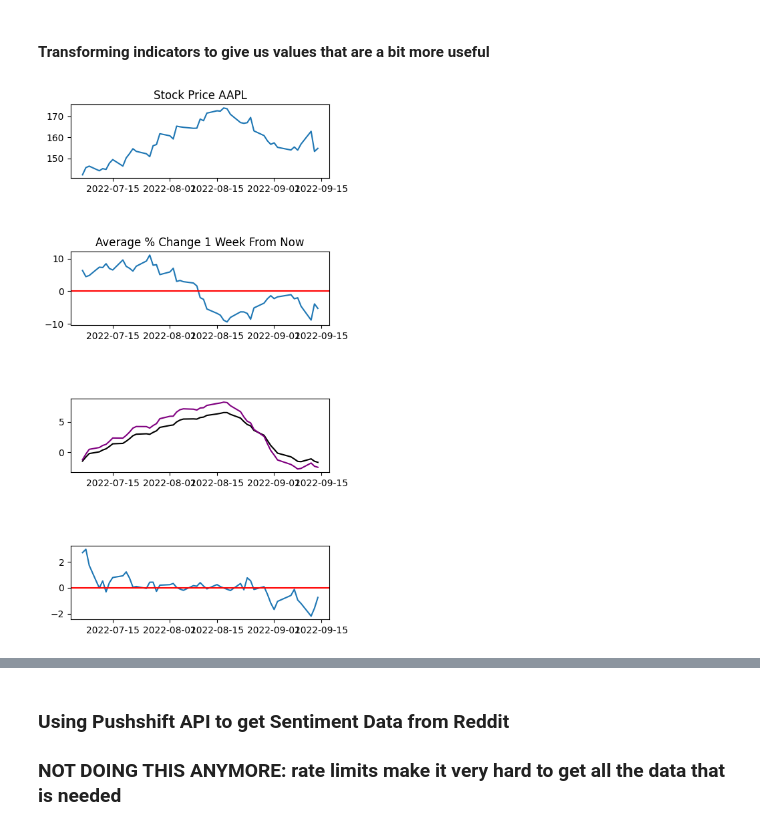
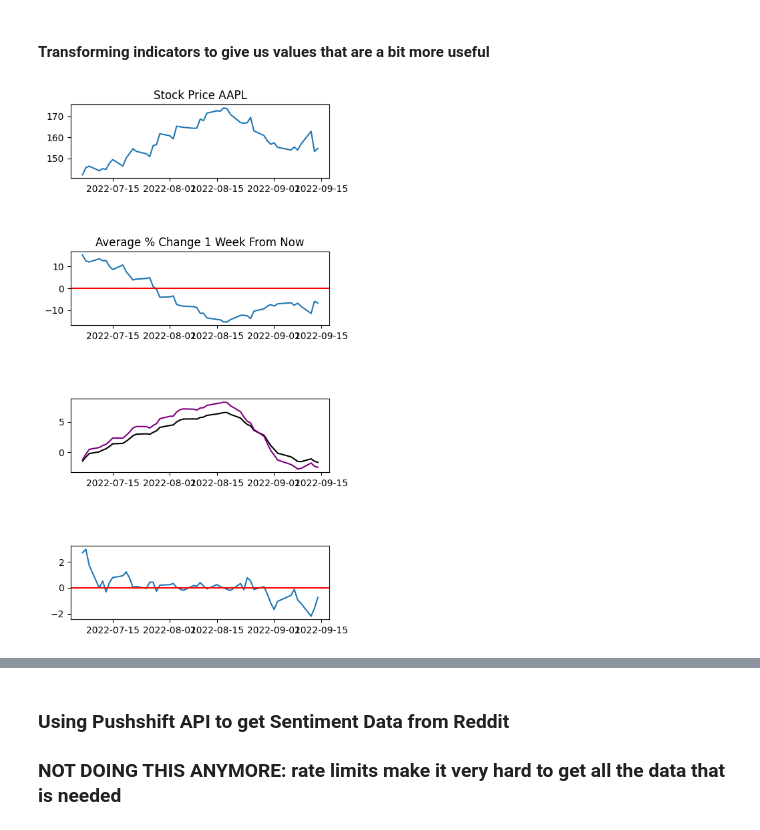
Before and after one commit to thabat12/stock_predictions, a Jupyter notebook: data_preparation/yfinance_data_preparation.ipynb, the cells around one changed output, grey strips where cells are left out. Saved outputs shown, nothing was run; the diff lists cells and outputs as text; code cells hidden in the pictures.

```diff
--- a/data_preparation/yfinance_data_preparation.ipynb
+++ b/data_preparation/yfinance_data_preparation.ipynb
@@ -252,9 +252,9 @@ def plot_period(offset_start = -100, offset_end = 0):
 
 # plot_period(-100, 0)
 # %%
-avg_price_days_between = 5
-avg_price_period = 10
-
+avg_price_days_between = 15
+avg_price_period = 30
+macd_indicator_slope_period = 10
 
 
 # the first thing i'm doing is calculating the average price for the period
@@ -297,34 +297,34 @@ def macd_new_indicator(macd_differences, slope_period):
     signal = [tanh_activation_function(i) for i in macd_differences]
 
     period = 10
-    slope = macd_differences.rolling(period).apply(lambda x: slope_from_past(x, period=period))
+    slope = macd_differences.rolling(period).apply(lambda x: slope_from_past(x, period=slope_period))
 
     new_macd_indicator = signal * slope * 100
 
     return new_macd_indicator
 
 # remember: always do signal - macd for a better explanation of what's going on
 macd_differences = stock_data['MACD-SIGNAL'] - stock_data['MACD']
-new_macd_indicator = macd_new_indicator(macd_differences, 10)
+new_macd_indicator = macd_new_indicator(macd_differences, macd_indicator_slope_period)
 
 stock_data['MACD-NEW'] = new_macd_indicator
 
 # visualize the results
 fig, ax = plt.subplots(4, 1, figsize=(5, 10))
 
 start = -200
 end = -150
 
 ax[0].plot(stock_data['Adj Close'][start:end].astype(float))
 ax[0].set_title('Stock Price AAPL')
 ax[1].plot(stock_data['Percent_Changes'][start:end].astype(float))
 ax[1].set_title('Average % Change 1 Week From Now')
 ax[1].axhline(0, color = 'red')
 ax[2].plot(stock_data['MACD'][start:end].astype(float), color = 'black')
 ax[2].plot(stock_data['MACD-SIGNAL'][start:end].astype(float), color = 'purple')
 ax[3].plot(stock_data['MACD-NEW'][start:end].astype(float))
 ax[3].axhline(0, color = 'red', linestyle='-')
 
 fig.subplots_adjust(hspace=1)
 # %% [output]
-[figure, old version]
+[figure, new version]
```
Also changed, not shown: parts of 3 cells of this notebook, 2 other files.
